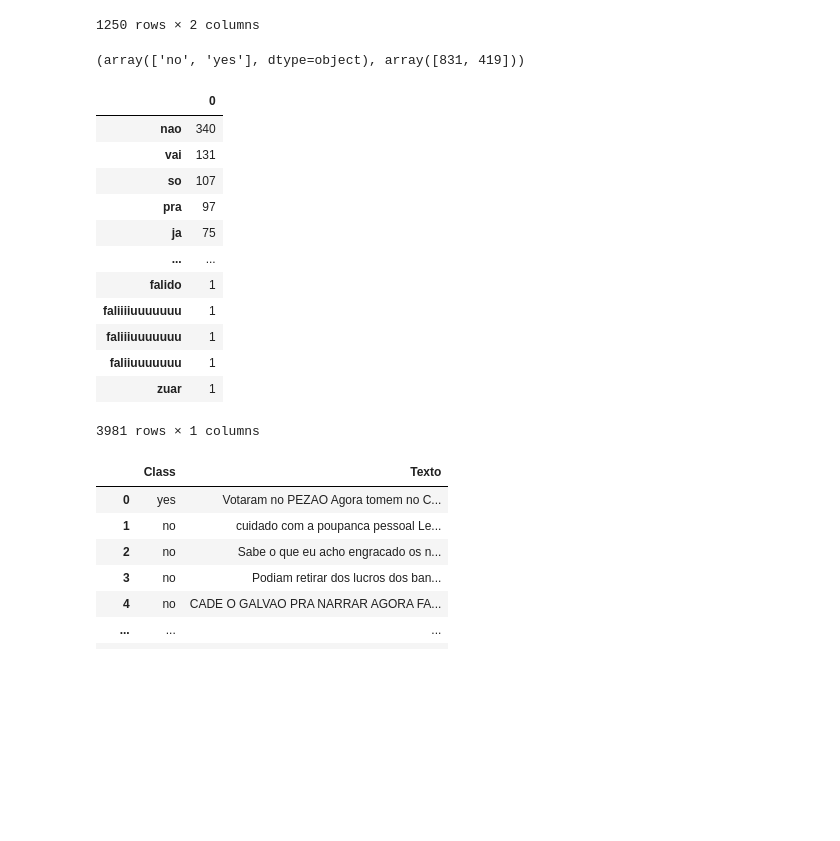
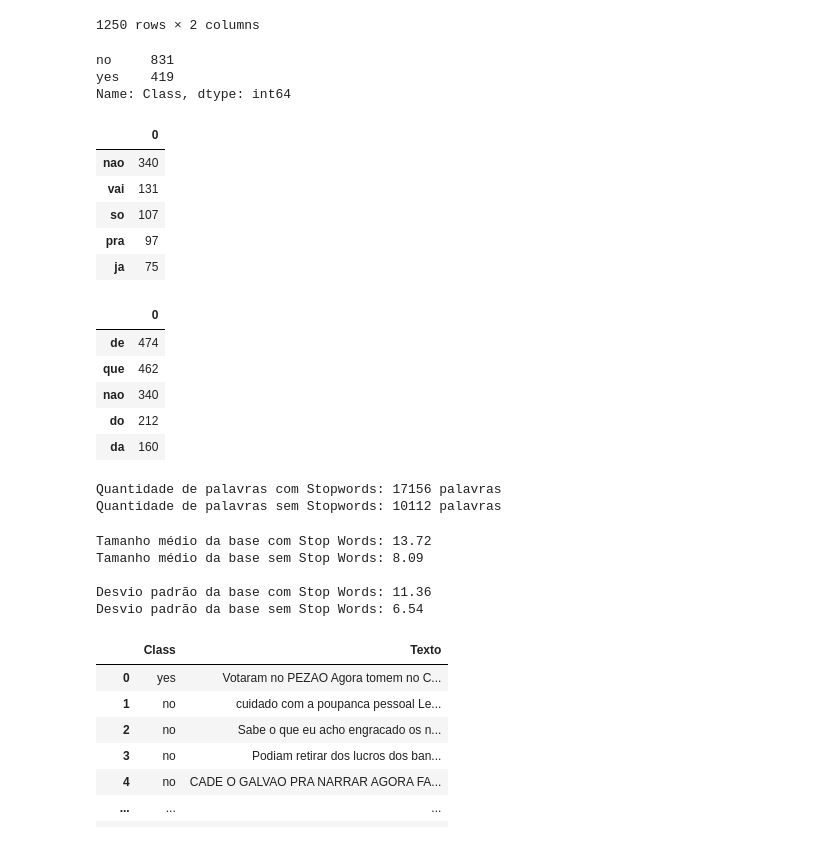
Before and after one commit to GGMmattos/GGMmattos, a Jupyter notebook: PIC_Construção_de_modelos_de_detecção_automática_de_linguagem_ofensiva_e_ou_de_ódio_em_língua_portuguesa_.ipynb, the cells around one changed output. Cells and saved outputs as stored; diff of their text form; code cells hidden in the pictures; blank space fills up the shorter version.

```diff
--- a/PIC_Construção_de_modelos_de_detecção_automática_de_linguagem_ofensiva_e_ou_de_ódio_em_língua_portuguesa_.ipynb
+++ b/PIC_Construção_de_modelos_de_detecção_automática_de_linguagem_ofensiva_e_ou_de_ódio_em_língua_portuguesa_.ipynb
@@ -312,7 +334,6 @@ for words in base_hatebr ['instagram_comments']:
   only_latters =re.sub("[^a-zA-Z]", " ", words) # somente letras
   tokens = nltk.word_tokenize(only_latters) # tokenize the sentence
   lower_case = [l.lower() for l in tokens] # converter all letters to low case
-  stop = ['user', 'rt', 'https']
   filtered_result = list(filter(lambda l: l not in stop_words and  l not in stop, lower_case)) # Remove stopwords from the comments
   comments.append(' '.join(filtered_result))
 # %%
@@ -357,9 +425,12 @@ base_offcombr2
 | 1249 | yes | Espera essa neve derreter e usa e... |
 1250 rows × 2 columns
 # %%
-np.unique(base_offcombr2['Class'], return_counts= True)
+# np.unique(base_offcombr2['Class'], return_counts= True)
+base_offcombr2['Class'].value_counts()
 # %% [output]
-(array(['no', 'yes'], dtype=object), array([831, 419]))
+no     831
+yes    419
+Name: Class, dtype: int64
 # %%
 comments = []
 stop_words = set(stopwords.words('portuguese')) #setando o banco de stopwords em PT-BR
@@ -368,8 +439,7 @@ for words in base_offcombr2 ['Texto']:
   only_latters =re.sub("[^a-zA-Z]", " ", words) # somente letras
   tokens = nltk.word_tokenize(only_latters) # tokenize the sentence
   lower_case = [l.lower() for l in tokens] # converter all letters to low case
-  stop = ['user', 'rt', 'https']
-  filtered_result = list(filter(lambda l: l not in stop_words and  l not in stop, lower_case)) # Remove stopwords from the comments
+  filtered_result = list(filter(lambda l: l not in stop_words, lower_case)) # Remove stopwords from the comments
   comments.append(' '.join(filtered_result))
 # %%
 #using CountVectorizer to get the most important unigrams
@@ -377,18 +447,11 @@ co = CountVectorizer(ngram_range=(1,1))
 count = co.fit_transform(comments)
 important_unigrams =pd.DataFrame(count.sum(axis=0), columns=co.get_feature_names()).T.sort_values(0, ascending = False)
 # %%
-important_unigrams
+important_unigrams[:5]
 # %% [output]
 |  | 0 |
 | nao | 340 |
 | vai | 131 |
 | so | 107 |
 | pra | 97 |
 | ja | 75 |
-| ... | ... |
-| falido | 1 |
-| faliiiiuuuuuuu | 1 |
-| faliiiuuuuuuu | 1 |
-| faliiuuuuuuu | 1 |
-| zuar | 1 |
-3981 rows × 1 columns
@@ -395,3 +463,47 @@ important_unigrams
+# %%
+important_unigrams[:5]
+# %% [output]
+|  | 0 |
+| de | 474 |
+| que | 462 |
+| nao | 340 |
+| do | 212 |
+| da | 160 |
+# %%
+lista_quantidade_palavras_base_offcombr2_com_sw = []
+quantidade_palavras_com_sw = 0
+for texto in base_offcombr2['Texto']:
+  palavras = texto.split(' ')
+  lista_quantidade_palavras_base_offcombr2_com_sw.append(len(palavras))
+  quantidade_palavras_com_sw += len(palavras)
+
+lista_quantidade_palavras_base_offcombr2_sem_sw = []
+quantidade_palavras_sem_sw = 0
+for texto in comments:
+  palavras = texto.split(' ')
+  lista_quantidade_palavras_base_offcombr2_sem_sw.append(len(palavras))
+  quantidade_palavras_sem_sw += len(palavras)
+
+
+print(f'Quantidade de palavras com Stopwords: {quantidade_palavras_com_sw} palavras')
+print(f'Quantidade de palavras sem Stopwords: {quantidade_palavras_sem_sw} palavras')
+# %% [output]
+Quantidade de palavras com Stopwords: 17156 palavras
+Quantidade de palavras sem Stopwords: 10112 palavras
+# %%
+tam_base = len(base_offcombr2 ['Texto'])
+
+print(f'Tamanho médio da base com Stop Words: {round(quantidade_palavras_com_sw/tam_base, 2)} ')
+print(f'Tamanho médio da base sem Stop Words: {round(quantidade_palavras_sem_sw/tam_base, 2)} \n')
+
+print(f'Desvio padrão da base com Stop Words: {round(np.std(lista_quantidade_palavras_base_offcombr2_com_sw),2)}')
+print(f'Desvio padrão da base sem Stop Words: {round(np.std( lista_quantidade_palavras_base_offcombr2_sem_sw),2)}')
+# %% [output]
+Tamanho médio da base com Stop Words: 13.72
+Tamanho médio da base sem Stop Words: 8.09
+
+Desvio padrão da base com Stop Words: 11.36
+Desvio padrão da base sem Stop Words: 6.54
 # %%
 base_offcombr3 = pd.read_csv('/content/drive/MyDrive/Dataset/OffComBR3.csv')
 # %%
```
Also changed, not shown: parts of 42 cells of this notebook.
